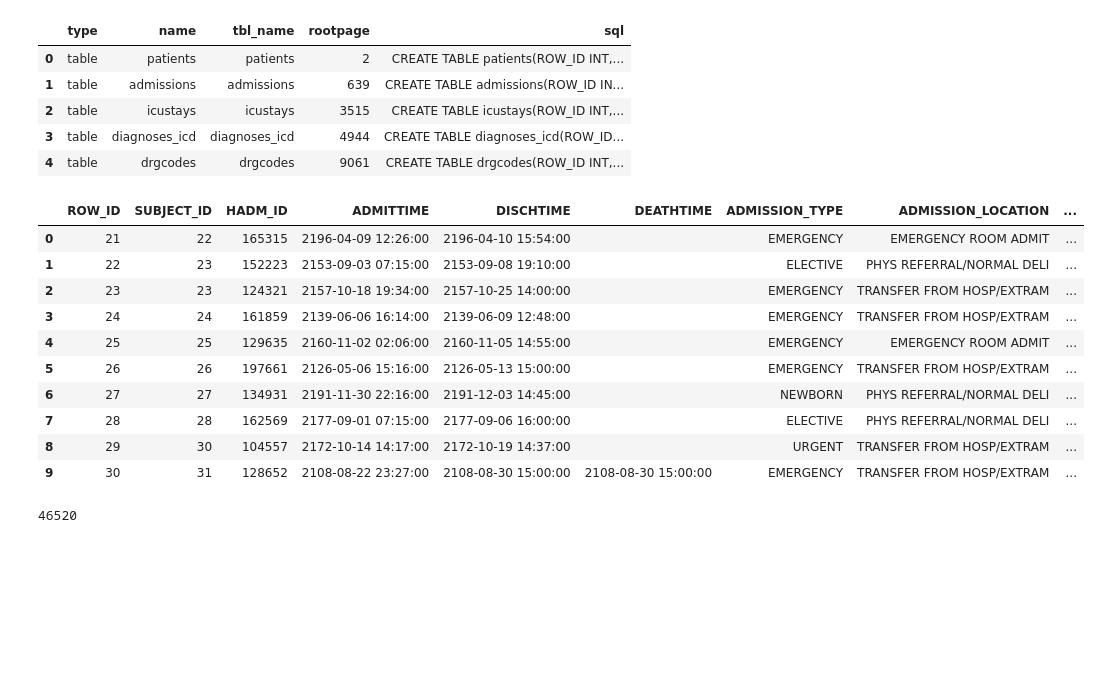
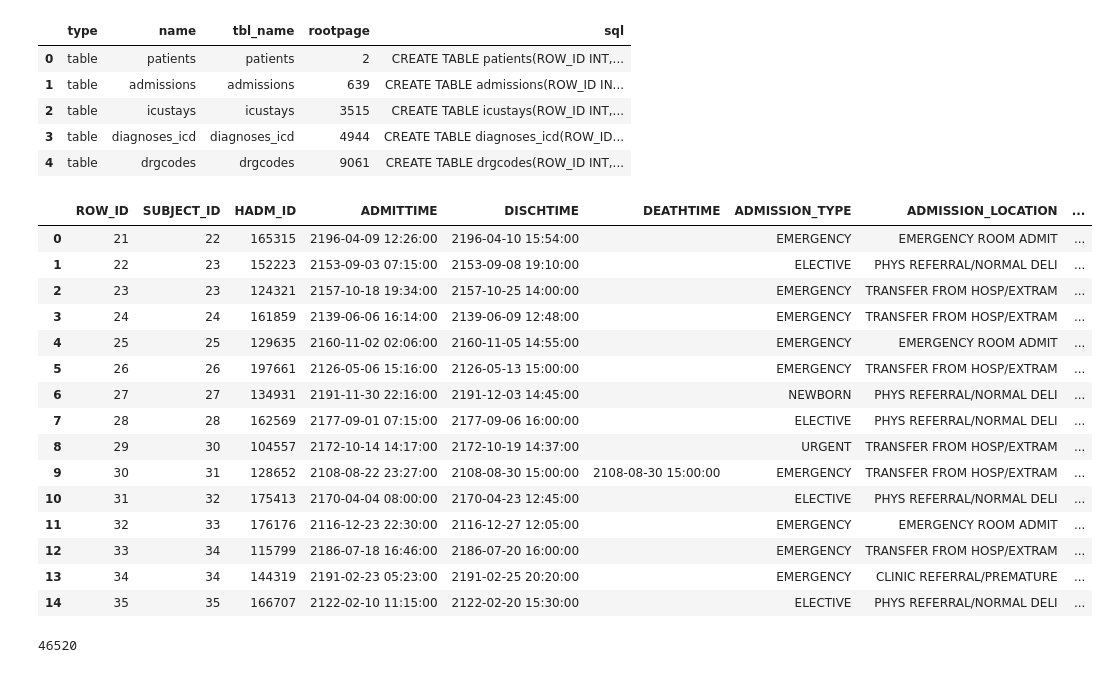
Before and after one commit to kevinmchu/BME590Final, a Jupyter notebook: Process Book.ipynb, the cells around one changed output. Drawn from its saved outputs; the diff is of its cells as text; code cells hidden in the pictures; blank space fills up the shorter version.

```diff
--- a/Process Book.ipynb
+++ b/Process Book.ipynb
@@ -24,19 +24,24 @@ pd.read_sql("SELECT * FROM sqlite_master where type='table'", conn)
 | 3 | table | diagnoses_icd | diagnoses_icd | 4944 | CREATE TABLE diagnoses_icd(ROW_ID... |
 | 4 | table | drgcodes | drgcodes | 9061 | CREATE TABLE drgcodes(ROW_ID INT,... |
 # %%
-pd.read_sql("""SELECT * FROM admissions LIMIT 10""", conn)
+pd.read_sql("""SELECT * FROM admissions LIMIT 15""", conn)
 # %% [output]
 |  | ROW_ID | SUBJECT_ID | HADM_ID | ADMITTIME | DISCHTIME | DEATHTIME | ADMISSION_TYPE | ADMISSION_LOCATION | ... |
 | 0 | 21 | 22 | 165315 | 2196-04-09 12:26:00 | 2196-04-10 15:54:00 |  | EMERGENCY | EMERGENCY ROOM ADMIT | ... |
 | 1 | 22 | 23 | 152223 | 2153-09-03 07:15:00 | 2153-09-08 19:10:00 |  | ELECTIVE | PHYS REFERRAL/NORMAL DELI | ... |
 | 2 | 23 | 23 | 124321 | 2157-10-18 19:34:00 | 2157-10-25 14:00:00 |  | EMERGENCY | TRANSFER FROM HOSP/EXTRAM | ... |
 | 3 | 24 | 24 | 161859 | 2139-06-06 16:14:00 | 2139-06-09 12:48:00 |  | EMERGENCY | TRANSFER FROM HOSP/EXTRAM | ... |
 | 4 | 25 | 25 | 129635 | 2160-11-02 02:06:00 | 2160-11-05 14:55:00 |  | EMERGENCY | EMERGENCY ROOM ADMIT | ... |
 | 5 | 26 | 26 | 197661 | 2126-05-06 15:16:00 | 2126-05-13 15:00:00 |  | EMERGENCY | TRANSFER FROM HOSP/EXTRAM | ... |
 | 6 | 27 | 27 | 134931 | 2191-11-30 22:16:00 | 2191-12-03 14:45:00 |  | NEWBORN | PHYS REFERRAL/NORMAL DELI | ... |
 | 7 | 28 | 28 | 162569 | 2177-09-01 07:15:00 | 2177-09-06 16:00:00 |  | ELECTIVE | PHYS REFERRAL/NORMAL DELI | ... |
 | 8 | 29 | 30 | 104557 | 2172-10-14 14:17:00 | 2172-10-19 14:37:00 |  | URGENT | TRANSFER FROM HOSP/EXTRAM | ... |
 | 9 | 30 | 31 | 128652 | 2108-08-22 23:27:00 | 2108-08-30 15:00:00 | 2108-08-30 15:00:00 | EMERGENCY | TRANSFER FROM HOSP/EXTRAM | ... |
+| 10 | 31 | 32 | 175413 | 2170-04-04 08:00:00 | 2170-04-23 12:45:00 |  | ELECTIVE | PHYS REFERRAL/NORMAL DELI | ... |
+| 11 | 32 | 33 | 176176 | 2116-12-23 22:30:00 | 2116-12-27 12:05:00 |  | EMERGENCY | EMERGENCY ROOM ADMIT | ... |
+| 12 | 33 | 34 | 115799 | 2186-07-18 16:46:00 | 2186-07-20 16:00:00 |  | EMERGENCY | TRANSFER FROM HOSP/EXTRAM | ... |
+| 13 | 34 | 34 | 144319 | 2191-02-23 05:23:00 | 2191-02-25 20:20:00 |  | EMERGENCY | CLINIC REFERRAL/PREMATURE | ... |
+| 14 | 35 | 35 | 166707 | 2122-02-10 11:15:00 | 2122-02-20 15:30:00 |  | ELECTIVE | PHYS REFERRAL/NORMAL DELI | ... |
 # %%
 pat_df = pd.read_sql("SELECT * FROM patients", conn)
 adm_df = pd.read_sql("SELECT * FROM admissions", conn)
```
Also changed, not shown: parts of 16 cells of this notebook.
